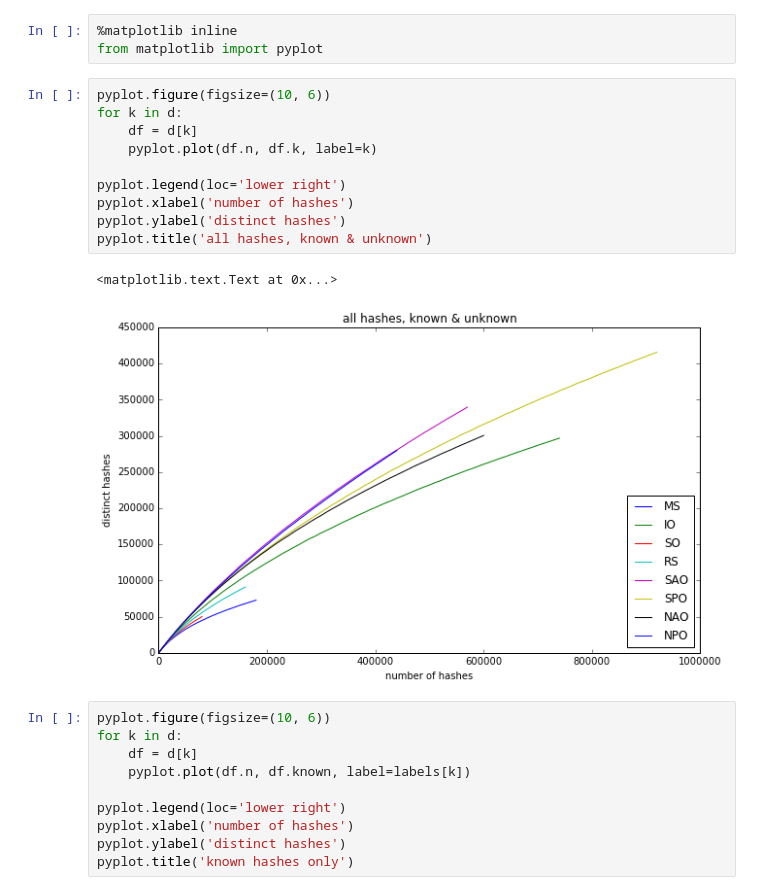
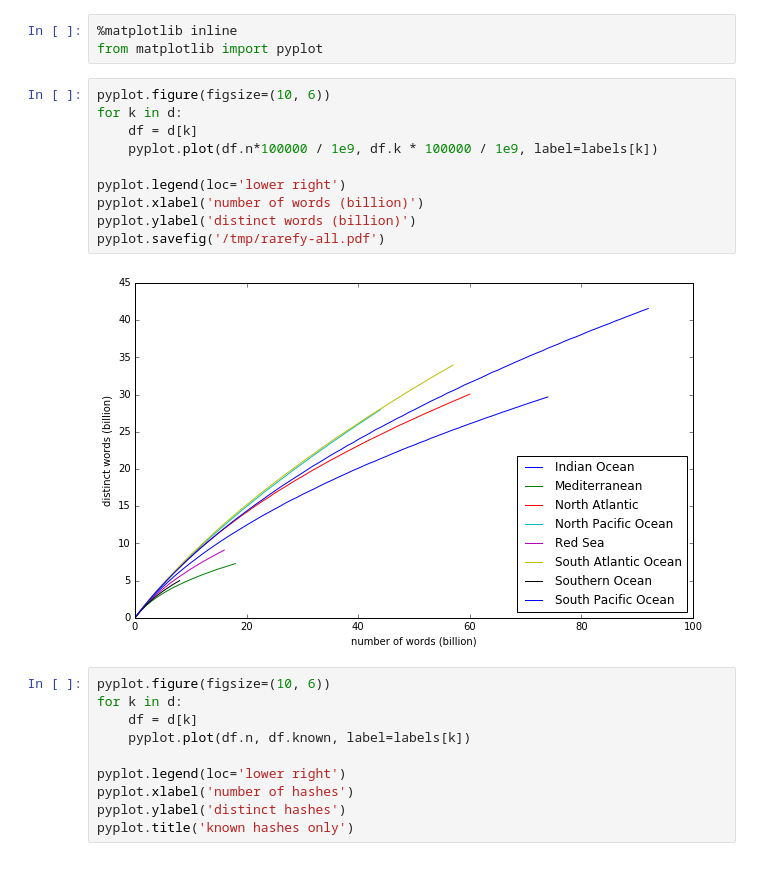
Before and after one commit to ctb/2017-sourmash-rarefy, a Jupyter notebook: tara-rarefy.ipynb, the cells around one changed output. Saved outputs shown, nothing was run; the diff lists cells and outputs as text.

```diff
--- a/tara-rarefy.ipynb
+++ b/tara-rarefy.ipynb
@@ -33,16 +33,15 @@ from matplotlib import pyplot
 # %%
 pyplot.figure(figsize=(10, 6))
 for k in d:
     df = d[k]
-    pyplot.plot(df.n, df.k, label=k)
+    pyplot.plot(df.n*100000 / 1e9, df.k * 100000 / 1e9, label=labels[k])
 
 pyplot.legend(loc='lower right')
-pyplot.xlabel('number of hashes')
-pyplot.ylabel('distinct hashes')
-pyplot.title('all hashes, known & unknown')
+pyplot.xlabel('number of words (billion)')
+pyplot.ylabel('distinct words (billion)')
+pyplot.savefig('/tmp/rarefy-all.pdf')
 # %% [output]
-<matplotlib.text.Text at 0x...>
-[figure, old version]
+[figure, new version]
 # %%
 pyplot.figure(figsize=(10, 6))
 for k in d:
```
Also changed, not shown: 1 other file.
